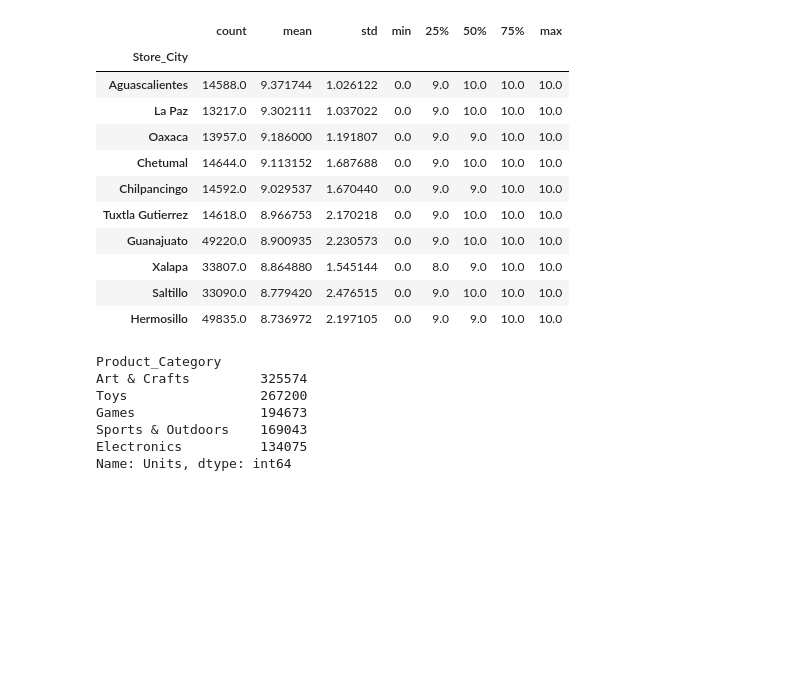
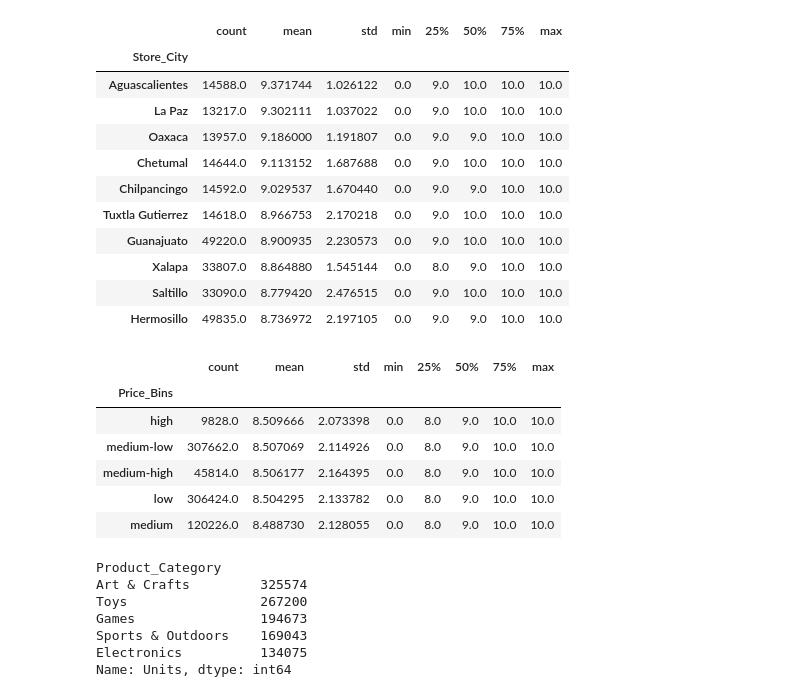
Before and after one commit to tianlan8/maven_toys_analysis, a Jupyter notebook: Maven_Toys_Data_Analysis.ipynb, the cells around one changed output. Cells and saved outputs as stored; diff of their text form; code cells hidden in the pictures; blank space fills up the shorter version.

```diff
--- a/Maven_Toys_Data_Analysis.ipynb
+++ b/Maven_Toys_Data_Analysis.ipynb
@@ -190,6 +194,14 @@ maven_df.groupby('Store_City')['Customer_Satisfaction'].describe().sort_values(b
 | Saltillo | 33090.0 | 8.779420 | 2.476515 | 0.0 | 9.0 | 10.0 | 10.0 | 10.0 |
 | Hermosillo | 49835.0 | 8.736972 | 2.197105 | 0.0 | 9.0 | 9.0 | 10.0 | 10.0 |
 # %%
-# sns.displot(data=maven_df, x='Customer_Satisfaction', hue='Product_Name', bins=10, kde=False)
+maven_df.groupby('Price_Bins')['Customer_Satisfaction'].describe().sort_values(by='mean',ascending=False).head(10)
+# %% [output]
+|  | count | mean | std | min | 25% | 50% | 75% | max |
+| Price_Bins |  |  |  |  |  |  |  |  |
+| high | 9828.0 | 8.509666 | 2.073398 | 0.0 | 8.0 | 9.0 | 10.0 | 10.0 |
+| medium-low | 307662.0 | 8.507069 | 2.114926 | 0.0 | 8.0 | 9.0 | 10.0 | 10.0 |
+| medium-high | 45814.0 | 8.506177 | 2.164395 | 0.0 | 8.0 | 9.0 | 10.0 | 10.0 |
+| low | 306424.0 | 8.504295 | 2.133782 | 0.0 | 8.0 | 9.0 | 10.0 | 10.0 |
+| medium | 120226.0 | 8.488730 | 2.128055 | 0.0 | 8.0 | 9.0 | 10.0 | 10.0 |
 # %%
 # Find the most popular product categories
```
Also changed, not shown: parts of 8 cells of this notebook.
